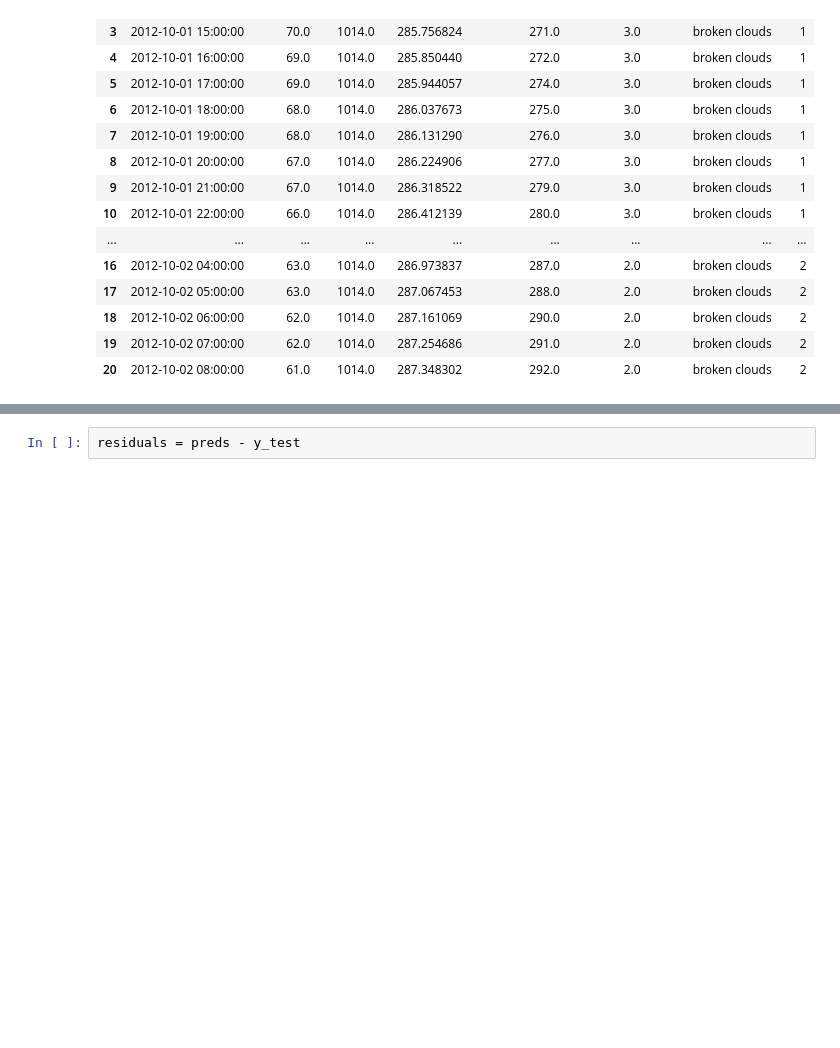
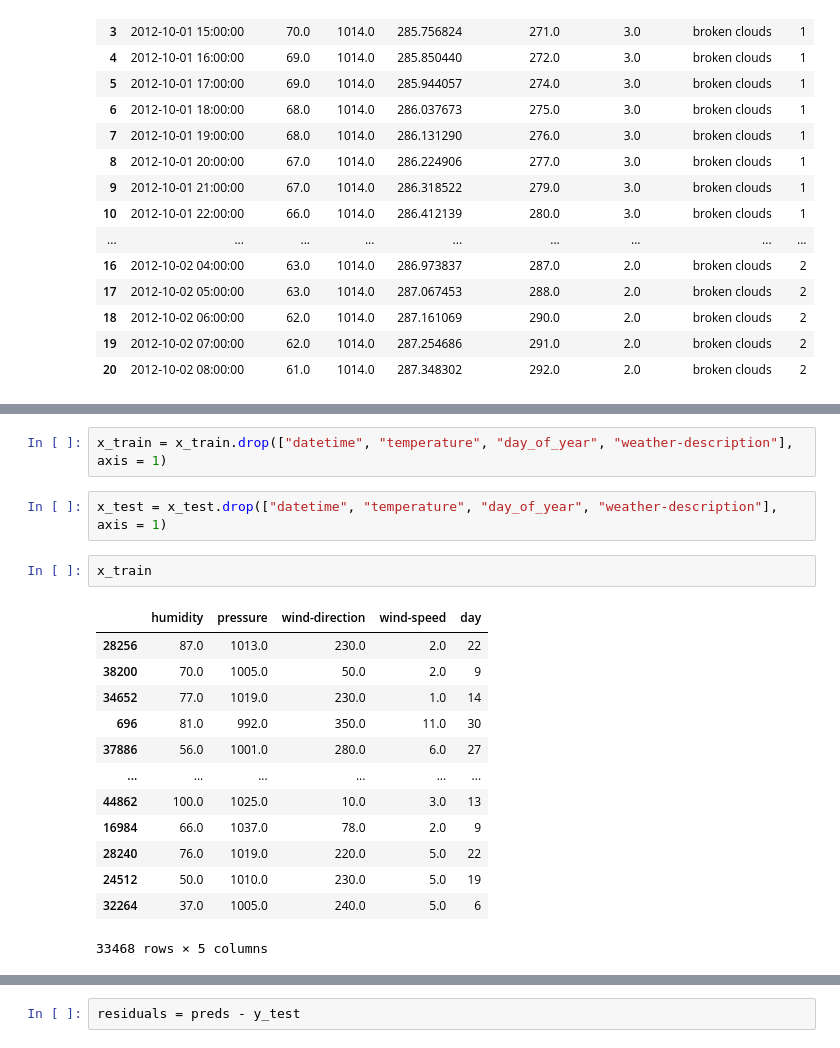
Before and after one commit to jarewa2/project_2, a Jupyter notebook: Linear-regression.ipynb, the cells around one changed output, grey strips where cells are left out. Cells and saved outputs as stored; diff of their text form; blank space fills up the shorter version.

```diff
--- a/Linear-regression.ipynb
+++ b/Linear-regression.ipynb
@@ -73,2 +107,22 @@ x_train, x_test, y_train, y_test = train_test_split(data.day, data.temperature)
+# %%
+x_train = x_train.drop(["datetime", "temperature", "day_of_year", "weather-description"], axis = 1)
+# %%
+x_test = x_test.drop(["datetime", "temperature", "day_of_year", "weather-description"], axis = 1)
+# %%
+x_train
+# %% [output]
+|  | humidity | pressure | wind-direction | wind-speed | day |
+| 28256 | 87.0 | 1013.0 | 230.0 | 2.0 | 22 |
+| 38200 | 70.0 | 1005.0 | 50.0 | 2.0 | 9 |
+| 34652 | 77.0 | 1019.0 | 230.0 | 1.0 | 14 |
+| 696 | 81.0 | 992.0 | 350.0 | 11.0 | 30 |
+| 37886 | 56.0 | 1001.0 | 280.0 | 6.0 | 27 |
+| ... | ... | ... | ... | ... | ... |
+| 44862 | 100.0 | 1025.0 | 10.0 | 3.0 | 13 |
+| 16984 | 66.0 | 1037.0 | 78.0 | 2.0 | 9 |
+| 28240 | 76.0 | 1019.0 | 220.0 | 5.0 | 22 |
+| 24512 | 50.0 | 1010.0 | 230.0 | 5.0 | 19 |
+| 32264 | 37.0 | 1005.0 | 240.0 | 5.0 | 6 |
+33468 rows × 5 columns
 # %%
 regr = LinearRegression()
```
Also changed, not shown: parts of 12 cells of this notebook.
